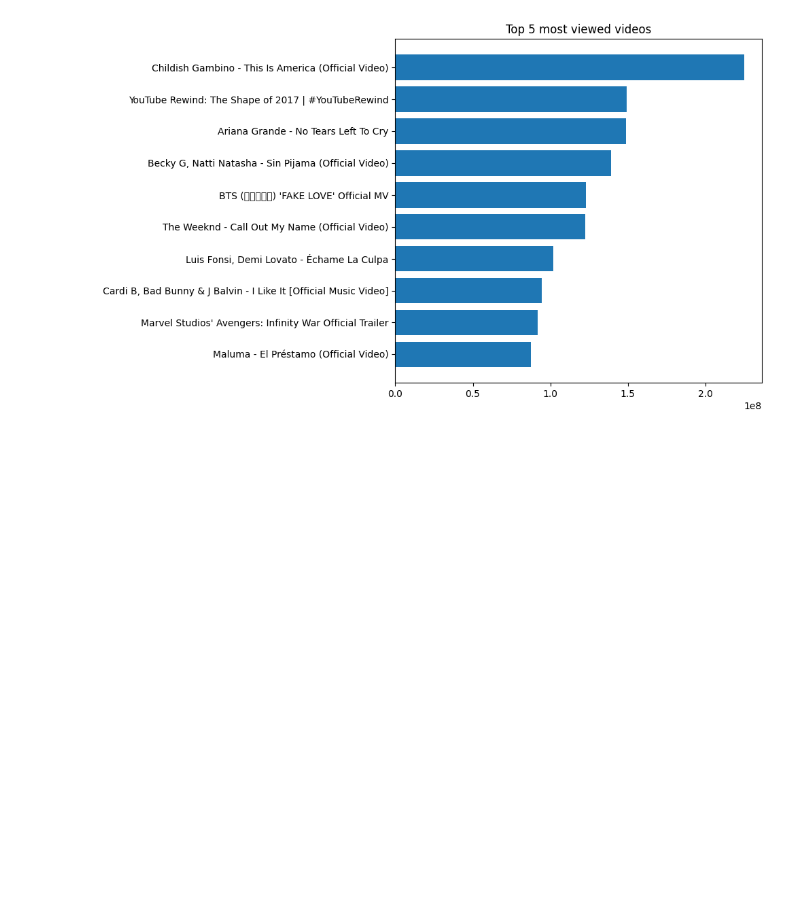
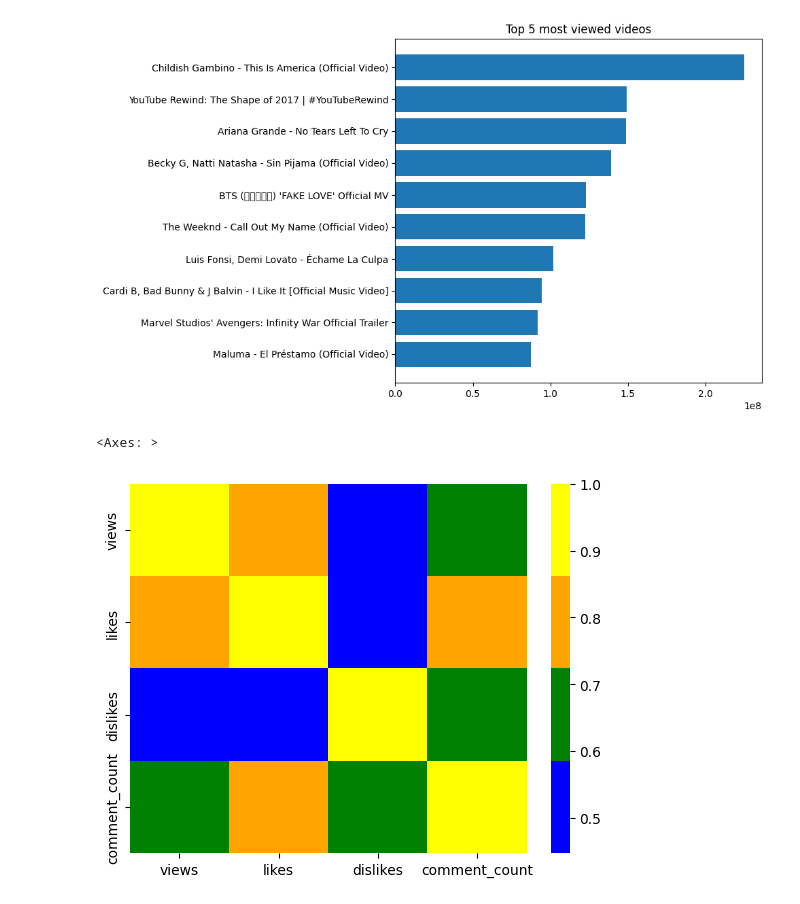
Before and after one commit to dipak1920basnet/YouTube_Video_Statistics, a Jupyter notebook: youtube.ipynb, the cells around one changed output. Drawn from its saved outputs; the diff is of its cells as text; code cells hidden in the pictures; blank space fills up the shorter version.

Commit message:
visualize corr with heatmap

```diff
--- a/youtube.ipynb
+++ b/youtube.ipynb
@@ -221,0 +224,5 @@ plt.show()
+# %%
+sns.heatmap(corr,cmap=["blue","green","orange","yellow"])
+# %% [output]
+<Axes: >
+[figure, added]
```
Also changed, not shown: parts of 1 cell of this notebook.
